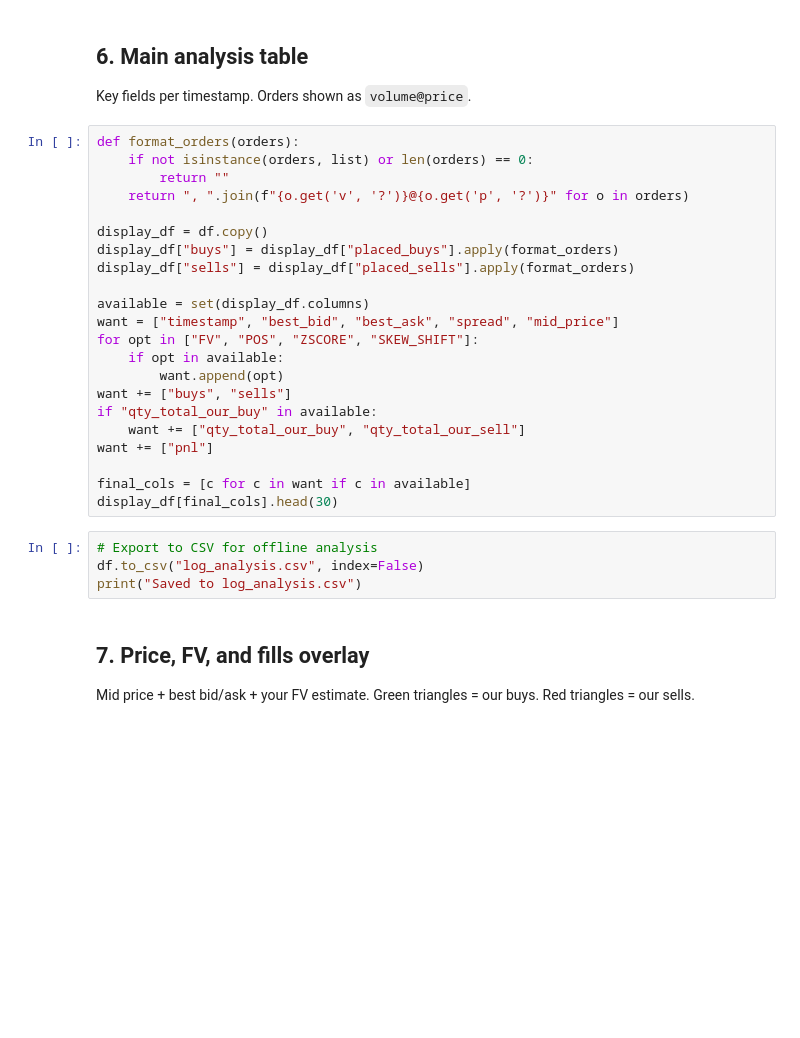
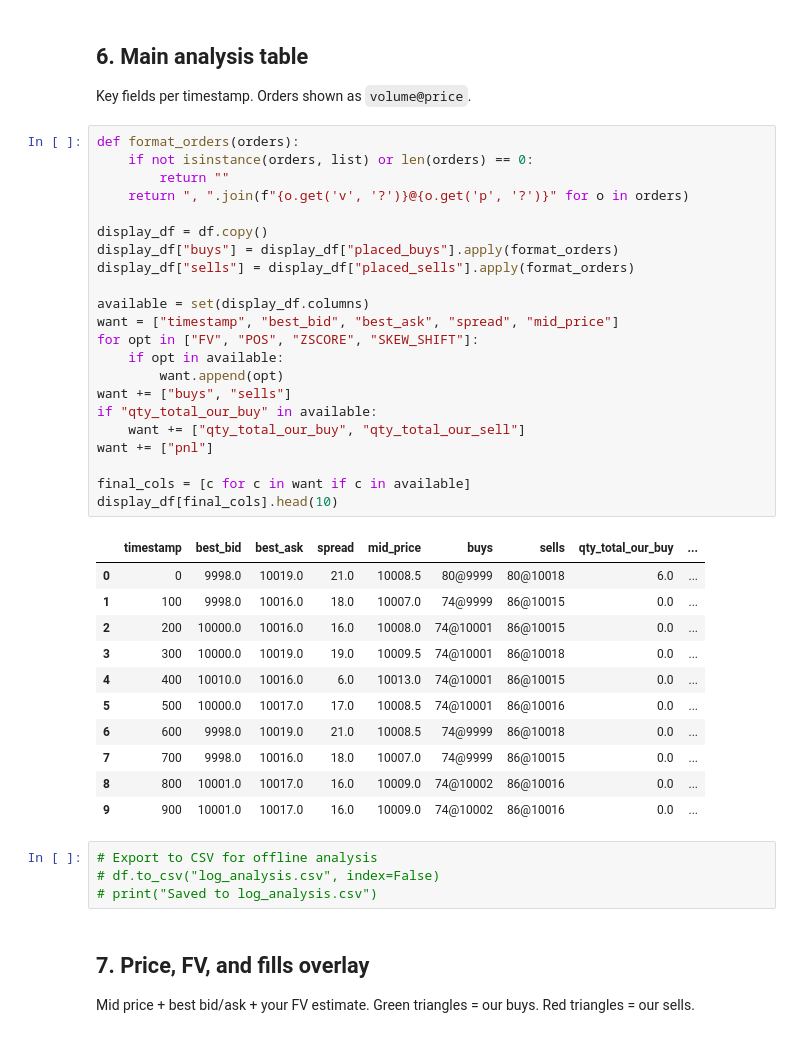
Before and after one commit to marcobattiston21/imc-prosperity-4, a Jupyter notebook: prosperity4/utils/LogAnalyzer.ipynb, the cells around one changed output. Drawn from its saved outputs; the diff is of its cells as text; blank space fills up the shorter version.

```diff
--- a/prosperity4/utils/LogAnalyzer.ipynb
+++ b/prosperity4/utils/LogAnalyzer.ipynb
@@ -157,29 +218,41 @@ Key fields per timestamp. Orders shown as `volume@price`.
 # %%
 def format_orders(orders):
     if not isinstance(orders, list) or len(orders) == 0:
         return ""
     return ", ".join(f"{o.get('v', '?')}@{o.get('p', '?')}" for o in orders)
 
 display_df = df.copy()
 display_df["buys"] = display_df["placed_buys"].apply(format_orders)
 display_df["sells"] = display_df["placed_sells"].apply(format_orders)
 
 available = set(display_df.columns)
 want = ["timestamp", "best_bid", "best_ask", "spread", "mid_price"]
 for opt in ["FV", "POS", "ZSCORE", "SKEW_SHIFT"]:
     if opt in available:
         want.append(opt)
 want += ["buys", "sells"]
 if "qty_total_our_buy" in available:
     want += ["qty_total_our_buy", "qty_total_our_sell"]
 want += ["pnl"]
 
 final_cols = [c for c in want if c in available]
-display_df[final_cols].head(30)
+display_df[final_cols].head(10)
+# %% [output]
+|  | timestamp | best_bid | best_ask | spread | mid_price | buys | sells | qty_total_our_buy | ... |
+| 0 | 0 | 9998.0 | 10019.0 | 21.0 | 10008.5 | 80@9999 | 80@10018 | 6.0 | ... |
+| 1 | 100 | 9998.0 | 10016.0 | 18.0 | 10007.0 | 74@9999 | 86@10015 | 0.0 | ... |
+| 2 | 200 | 10000.0 | 10016.0 | 16.0 | 10008.0 | 74@10001 | 86@10015 | 0.0 | ... |
+| 3 | 300 | 10000.0 | 10019.0 | 19.0 | 10009.5 | 74@10001 | 86@10018 | 0.0 | ... |
+| 4 | 400 | 10010.0 | 10016.0 | 6.0 | 10013.0 | 74@10001 | 86@10015 | 0.0 | ... |
+| 5 | 500 | 10000.0 | 10017.0 | 17.0 | 10008.5 | 74@10001 | 86@10016 | 0.0 | ... |
+| 6 | 600 | 9998.0 | 10019.0 | 21.0 | 10008.5 | 74@9999 | 86@10018 | 0.0 | ... |
+| 7 | 700 | 9998.0 | 10016.0 | 18.0 | 10007.0 | 74@9999 | 86@10015 | 0.0 | ... |
+| 8 | 800 | 10001.0 | 10017.0 | 16.0 | 10009.0 | 74@10002 | 86@10016 | 0.0 | ... |
+| 9 | 900 | 10001.0 | 10017.0 | 16.0 | 10009.0 | 74@10002 | 86@10016 | 0.0 | ... |
 # %%
 # Export to CSV for offline analysis
-df.to_csv("log_analysis.csv", index=False)
-print("Saved to log_analysis.csv")
+# df.to_csv("log_analysis.csv", index=False)
+# print("Saved to log_analysis.csv")
 # %% [markdown]
 ## 7. Price, FV, and fills overlay
 
```
Also changed, not shown: parts of 11 cells of this notebook, 1 other file.
